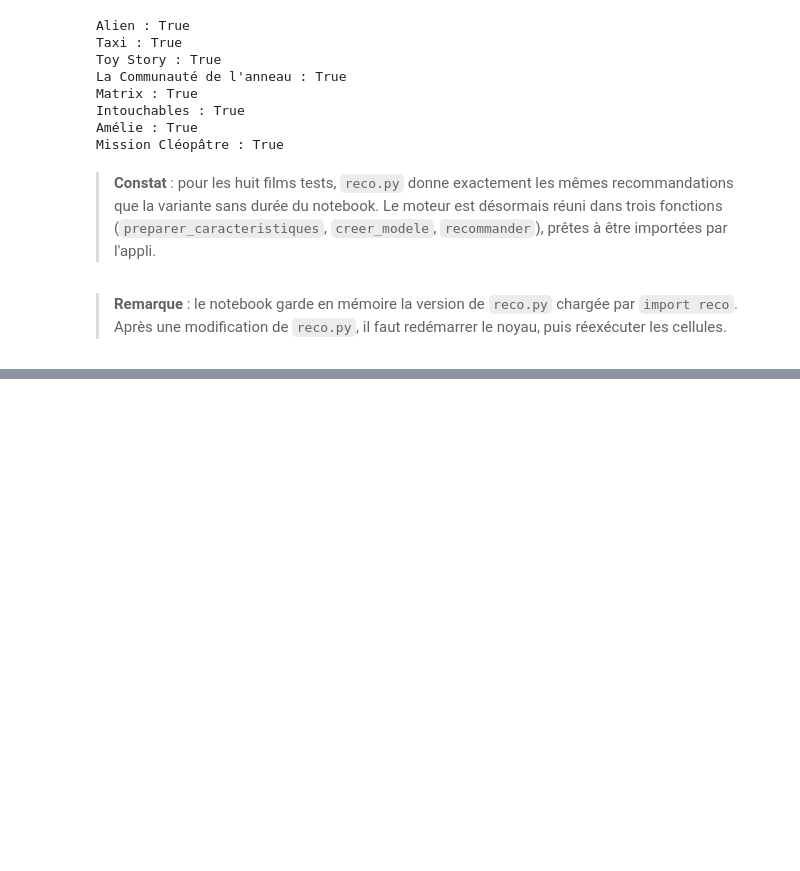
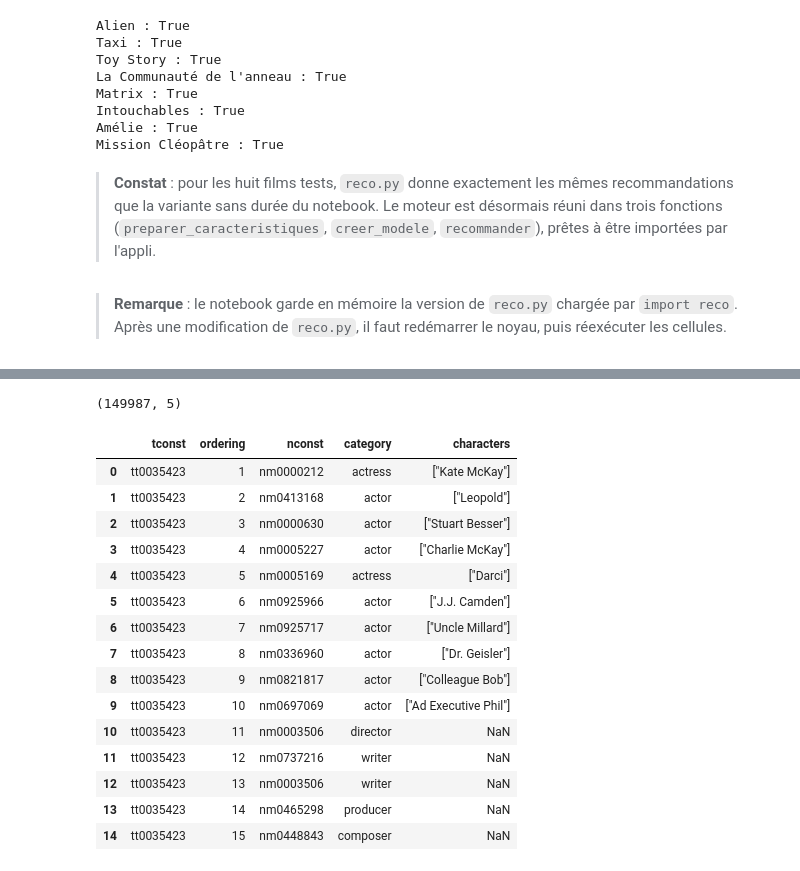
Before and after one commit to noah-mathieu-data/projet2-cinema, a Jupyter notebook: notebooks/moteur_recommandation.ipynb, the cells around one changed output, grey strips where cells are left out. Cells and saved outputs as stored; diff of their text form; code cells hidden in the pictures; blank space fills up the shorter version.

```diff
--- a/notebooks/moteur_recommandation.ipynb
+++ b/notebooks/moteur_recommandation.ipynb
@@ -1975,0 +2174,4 @@ Mission Cléopâtre : True
+# %%
+noms_real = noms[noms["nconst"].isin(list(compte_real.keys()))]
+nom_de = dict(zip(noms_real["nconst"], noms_real["primaryName"]))
+nom_de["nm0000095"]
@@ -1975,0 +2180,9 @@ Mission Cléopâtre : True
+# %%
+def noms_realisateurs(texte):
+    liste = []
+    for nm in texte.split(","):
+        liste.append(nom_de.get(nm, nm))    # le code si le nom manque
+    return ", ".join(liste)
+
+films["realisation"] = realisateurs["directors"].apply(noms_realisateurs)
+films[["title", "realisation"]].head()
@@ -1975,0 +2350,6 @@ Mission Cléopâtre : True
+# %%
+pd.set_option("display.max_colwidth", 100)
+for titre in films_tests:
+    t = films_tests[titre]
+    print(titre, "—", films[films["tconst"] == t]["realisation"].iloc[0])
+    display(comparer_poids(t))
@@ -1975,0 +2438,34 @@ Mission Cléopâtre : True
+# %%
+colonnes = ["tconst", "ordering", "nconst", "category", "characters"]
+nos_films = set(films["tconst"])
+
+morceaux = pd.read_csv("https://datasets.imdbws.com/title.principals.tsv.gz",
+                       sep="\t", na_values="\\N", usecols=colonnes,
+                       chunksize=2_000_000)
+
+gardes = []
+for morceau in morceaux:
+    gardes.append(morceau[morceau["tconst"].isin(nos_films)])
+
+principals = pd.concat(gardes, ignore_index=True)
+# %%
+print(principals.shape)
+principals.head(15)
+# %% [output]
+(149987, 5)
+|  | tconst | ordering | nconst | category | characters |
+| 0 | tt0035423 | 1 | nm0000212 | actress | ["Kate McKay"] |
+| 1 | tt0035423 | 2 | nm0413168 | actor | ["Leopold"] |
+| 2 | tt0035423 | 3 | nm0000630 | actor | ["Stuart Besser"] |
+| 3 | tt0035423 | 4 | nm0005227 | actor | ["Charlie McKay"] |
+| 4 | tt0035423 | 5 | nm0005169 | actress | ["Darci"] |
+| 5 | tt0035423 | 6 | nm0925966 | actor | ["J.J. Camden"] |
+| 6 | tt0035423 | 7 | nm0925717 | actor | ["Uncle Millard"] |
+| 7 | tt0035423 | 8 | nm0336960 | actor | ["Dr. Geisler"] |
+| 8 | tt0035423 | 9 | nm0821817 | actor | ["Colleague Bob"] |
+| 9 | tt0035423 | 10 | nm0697069 | actor | ["Ad Executive Phil"] |
+| 10 | tt0035423 | 11 | nm0003506 | director | NaN |
+| 11 | tt0035423 | 12 | nm0737216 | writer | NaN |
+| 12 | tt0035423 | 13 | nm0003506 | writer | NaN |
+| 13 | tt0035423 | 14 | nm0465298 | producer | NaN |
+| 14 | tt0035423 | 15 | nm0448843 | composer | NaN |
```
Also changed, not shown: parts of 96 cells of this notebook.
